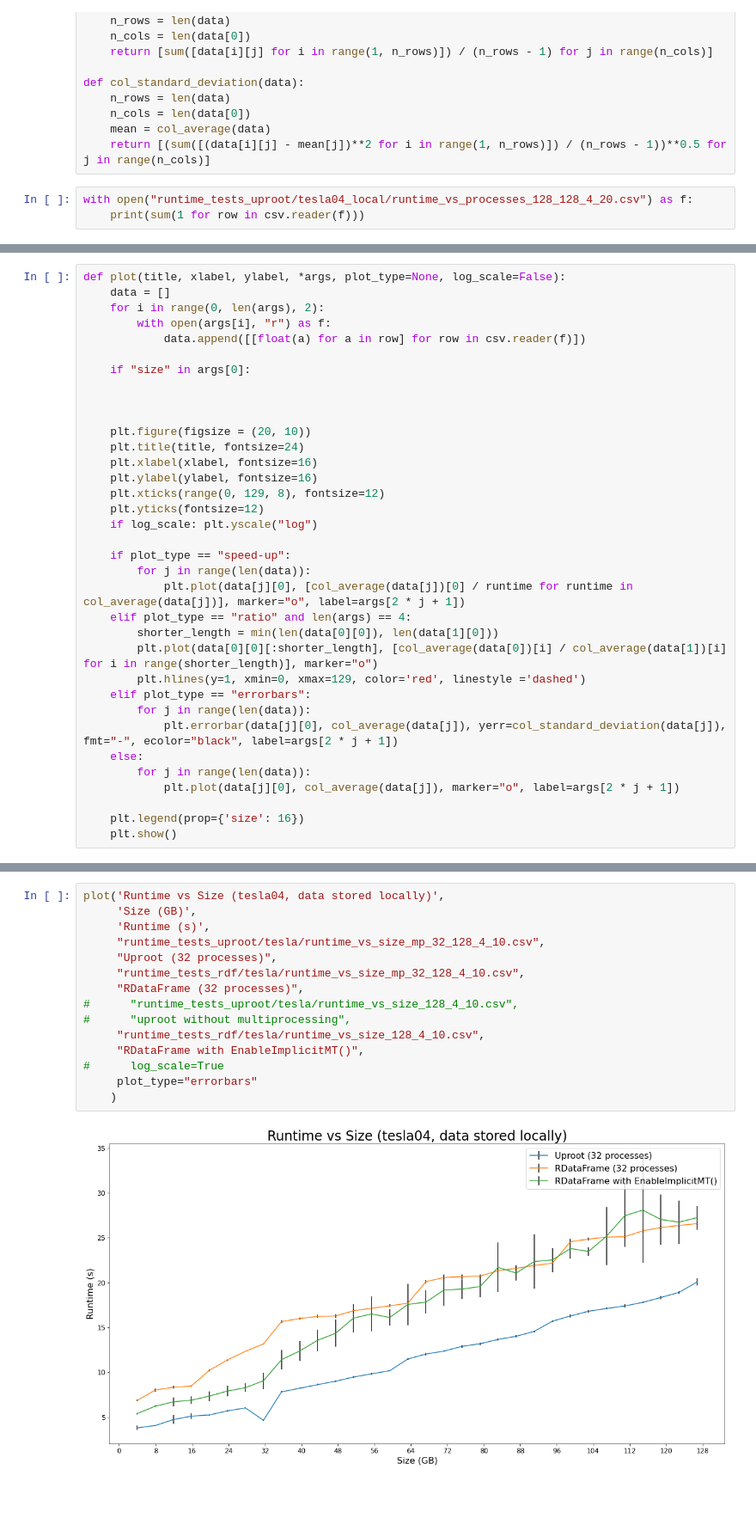
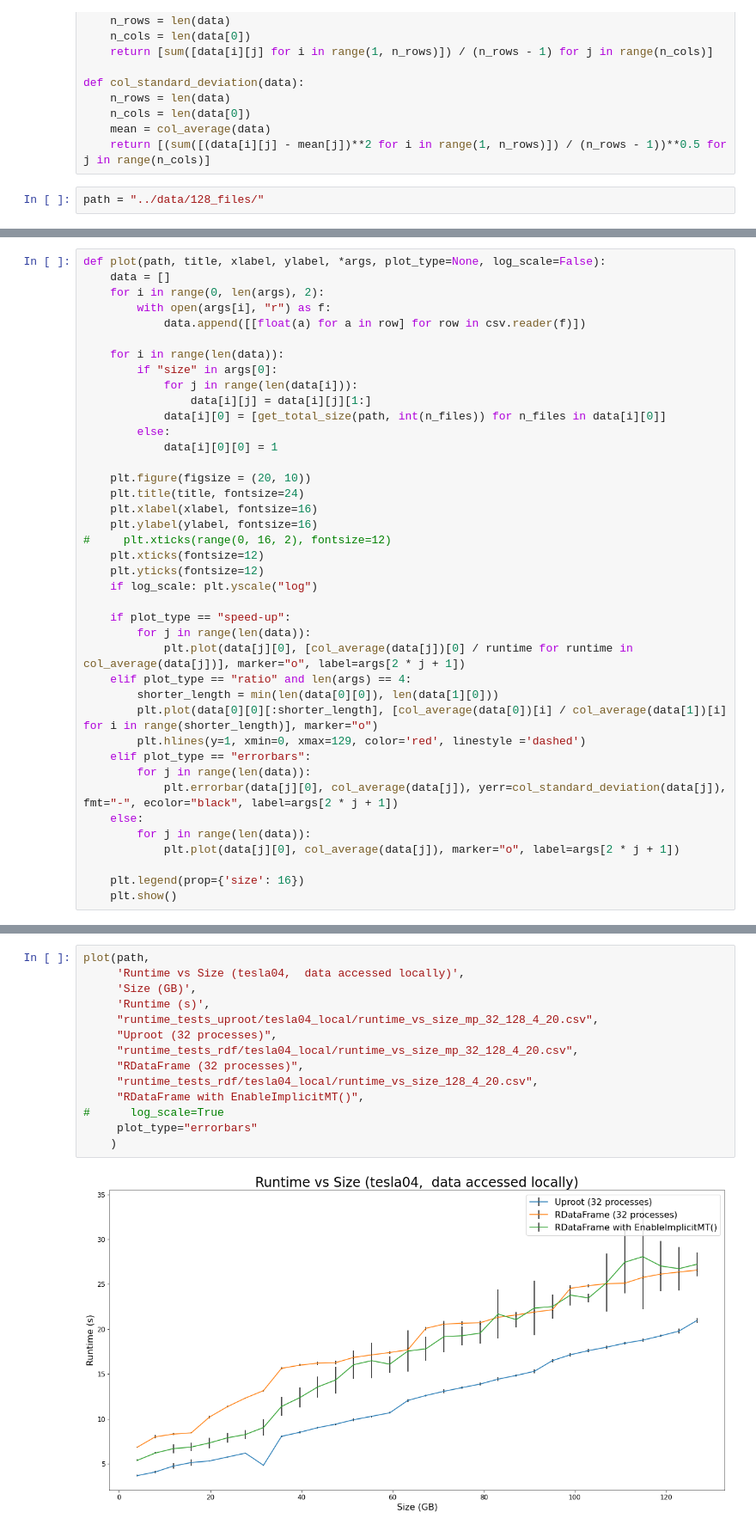
Before and after one commit to bucket420/DOE-INFN-2022, a Jupyter notebook: performance_analysis.ipynb, the cells around one changed output, grey strips where cells are left out. Shown: that part at 86% size. Drawn from its saved outputs; the diff is of its cells as text; blank space fills up the shorter version.

```diff
--- a/performance_analysis.ipynb
+++ b/performance_analysis.ipynb
@@ -19,5 +19,4 @@ def col_standard_deviation(data):
     mean = col_average(data)
     return [(sum([(data[i][j] - mean[j])**2 for i in range(1, n_rows)]) / (n_rows - 1))**0.5 for j in range(n_cols)]
 # %%
-with open("runtime_tests_uproot/tesla04_local/runtime_vs_processes_128_128_4_20.csv") as f:
-    print(sum(1 for row in csv.reader(f)))
+path = "../data/128_files/"
@@ -26,19 +23,24 @@ with open("runtime_tests_uproot/tesla04_local/runtime_vs_processes_128_128_4_20.
 # %%
-def plot(title, xlabel, ylabel, *args, plot_type=None, log_scale=False):
+def plot(path, title, xlabel, ylabel, *args, plot_type=None, log_scale=False):
     data = []
     for i in range(0, len(args), 2):
         with open(args[i], "r") as f:
             data.append([[float(a) for a in row] for row in csv.reader(f)])
 
-    if "size" in args[0]:
-
-
+    for i in range(len(data)):
+        if "size" in args[0]:
+            for j in range(len(data[i])):
+                data[i][j] = data[i][j][1:]
+            data[i][0] = [get_total_size(path, int(n_files)) for n_files in data[i][0]]
+        else:
+            data[i][0][0] = 1
 
     plt.figure(figsize = (20, 10))
     plt.title(title, fontsize=24)
     plt.xlabel(xlabel, fontsize=16)
     plt.ylabel(ylabel, fontsize=16)
-    plt.xticks(range(0, 129, 8), fontsize=12)
+#     plt.xticks(range(0, 16, 2), fontsize=12)
+    plt.xticks(fontsize=12)
     plt.yticks(fontsize=12)
     if log_scale: plt.yscale("log")
 
@@ -86,18 +90,17 @@ plot('Speed-up vs Processes (tesla04, data stored locally)',
 # %%
-plot('Runtime vs Size (tesla04, data stored locally)',
+plot(path,
+     'Runtime vs Size (tesla04,  data accessed locally)',
      'Size (GB)',
      'Runtime (s)',
-     "runtime_tests_uproot/tesla/runtime_vs_size_mp_32_128_4_10.csv",
+     "runtime_tests_uproot/tesla04_local/runtime_vs_size_mp_32_128_4_20.csv",
      "Uproot (32 processes)",
-     "runtime_tests_rdf/tesla/runtime_vs_size_mp_32_128_4_10.csv",
+     "runtime_tests_rdf/tesla04_local/runtime_vs_size_mp_32_128_4_20.csv",
      "RDataFrame (32 processes)",
-#      "runtime_tests_uproot/tesla/runtime_vs_size_128_4_10.csv",
-#      "uproot without multiprocessing",
-     "runtime_tests_rdf/tesla/runtime_vs_size_128_4_10.csv",
+     "runtime_tests_rdf/tesla04_local/runtime_vs_size_128_4_20.csv",
      "RDataFrame with EnableImplicitMT()",
 #      log_scale=True
      plot_type="errorbars"
     )
 # %% [output]
-[figure, old version]
+[figure, new version]
 # %%
```
Also changed, not shown: parts of 8 cells of this notebook, 4 other files.
